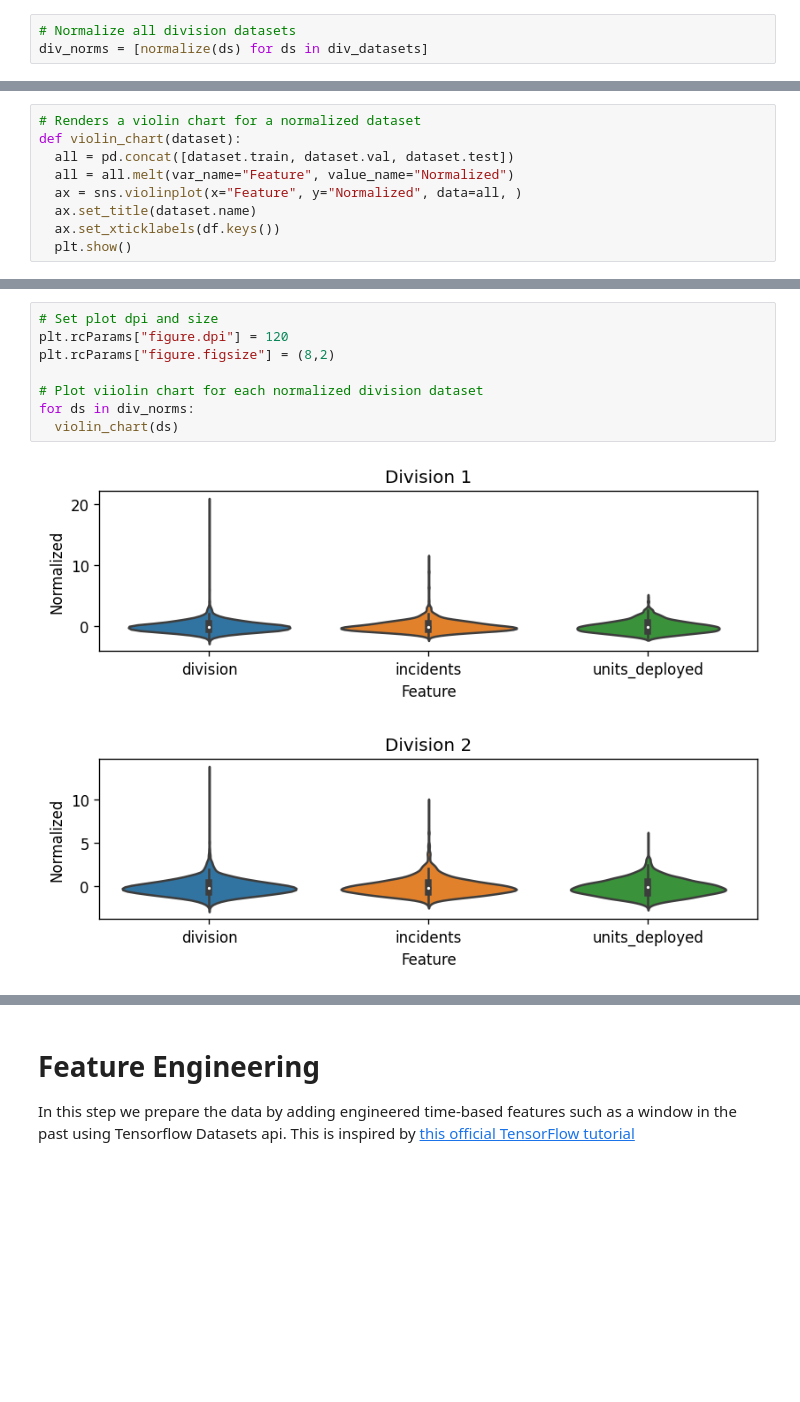
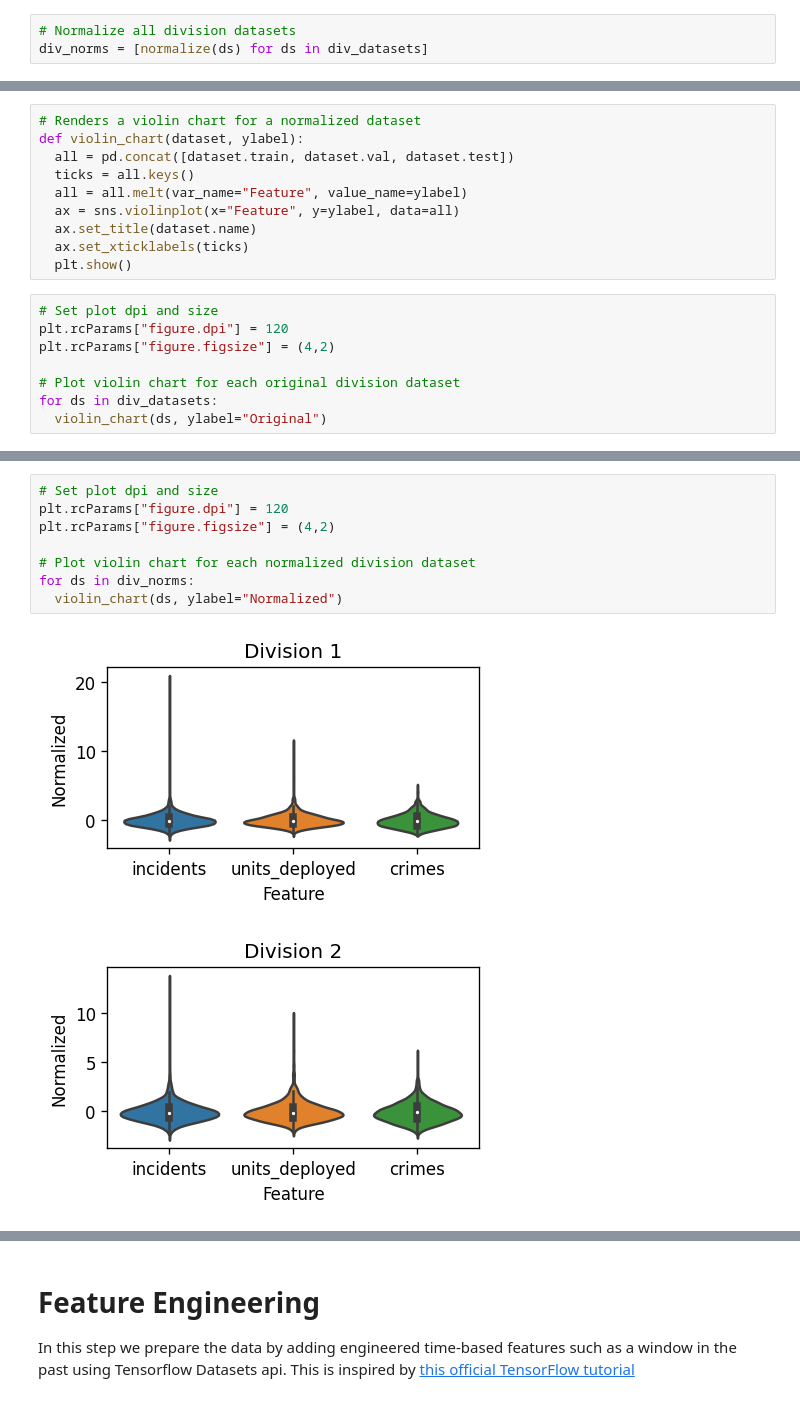
Before and after one commit to naderghanbari/mcgill-capstone, a Jupyter notebook: capstone_models.ipynb, the cells around one changed output, grey strips where cells are left out. Drawn from its saved outputs; the diff is of its cells as text; blank space fills up the shorter version.

Commit message:
Fix an issue in violin chart

```diff
--- a/capstone_models.ipynb
+++ b/capstone_models.ipynb
@@ -197,9 +197,18 @@ div_norms = [normalize(ds) for ds in div_datasets]
 # %%
 # Renders a violin chart for a normalized dataset
-def violin_chart(dataset):
+def violin_chart(dataset, ylabel):
   all = pd.concat([dataset.train, dataset.val, dataset.test])
-  all = all.melt(var_name="Feature", value_name="Normalized")
-  ax = sns.violinplot(x="Feature", y="Normalized", data=all, )
+  ticks = all.keys()
+  all = all.melt(var_name="Feature", value_name=ylabel)
+  ax = sns.violinplot(x="Feature", y=ylabel, data=all)
   ax.set_title(dataset.name)
-  ax.set_xticklabels(df.keys())
+  ax.set_xticklabels(ticks)
   plt.show()
+# %%
+# Set plot dpi and size
+plt.rcParams["figure.dpi"] = 120
+plt.rcParams["figure.figsize"] = (4,2)
+
+# Plot violin chart for each original division dataset
+for ds in div_datasets:
+  violin_chart(ds, ylabel="Original")
@@ -206,11 +222,11 @@ def violin_chart(dataset):
 # %%
 # Set plot dpi and size
 plt.rcParams["figure.dpi"] = 120
-plt.rcParams["figure.figsize"] = (8,2)
+plt.rcParams["figure.figsize"] = (4,2)
 
-# Plot viiolin chart for each normalized division dataset
+# Plot violin chart for each normalized division dataset
 for ds in div_norms:
-  violin_chart(ds)
+  violin_chart(ds, ylabel="Normalized")
 # %% [output]
-[figure, old version]
+[figure, new version]
-[figure, old version]
+[figure, new version]
```
Also changed, not shown: parts of 3 cells of this notebook.
